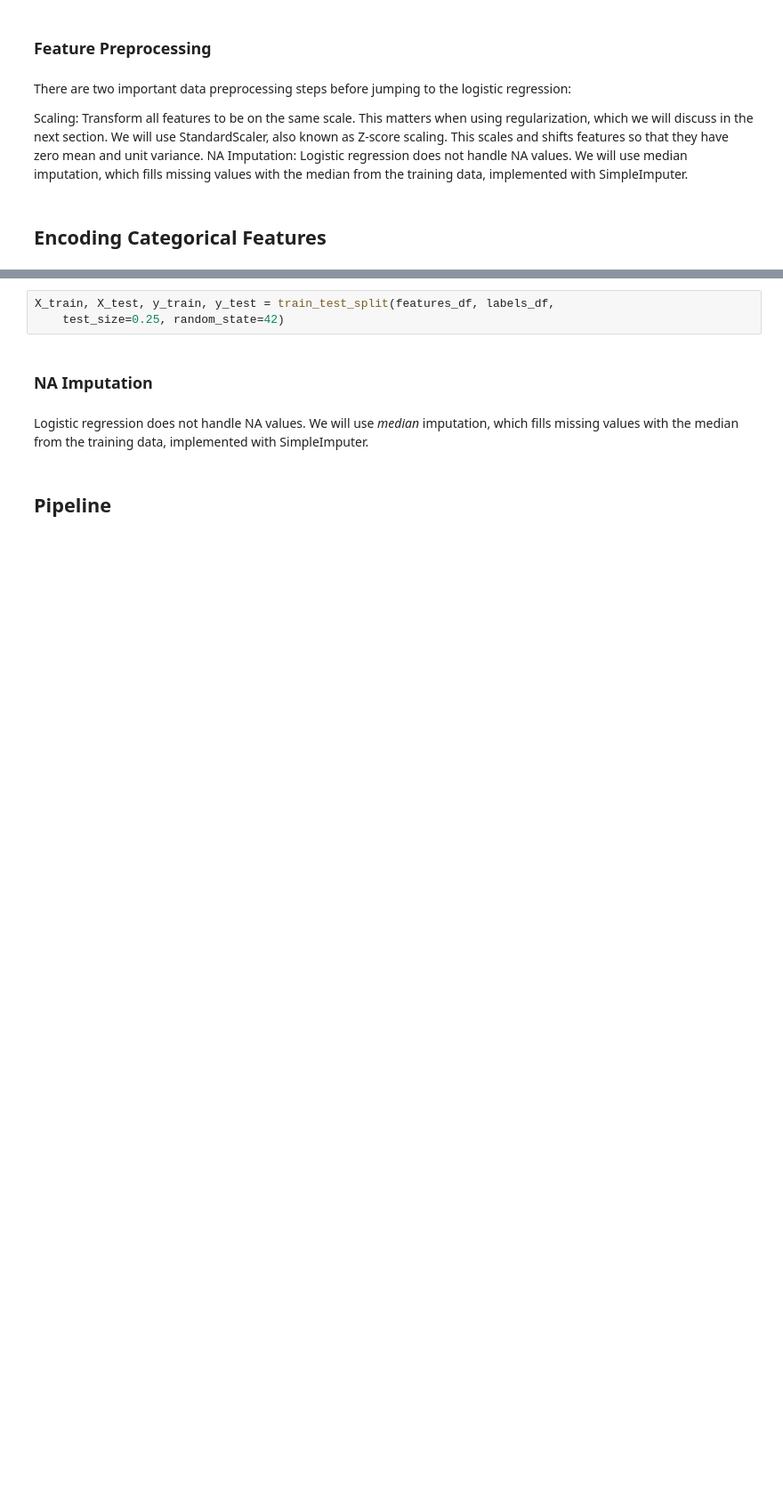
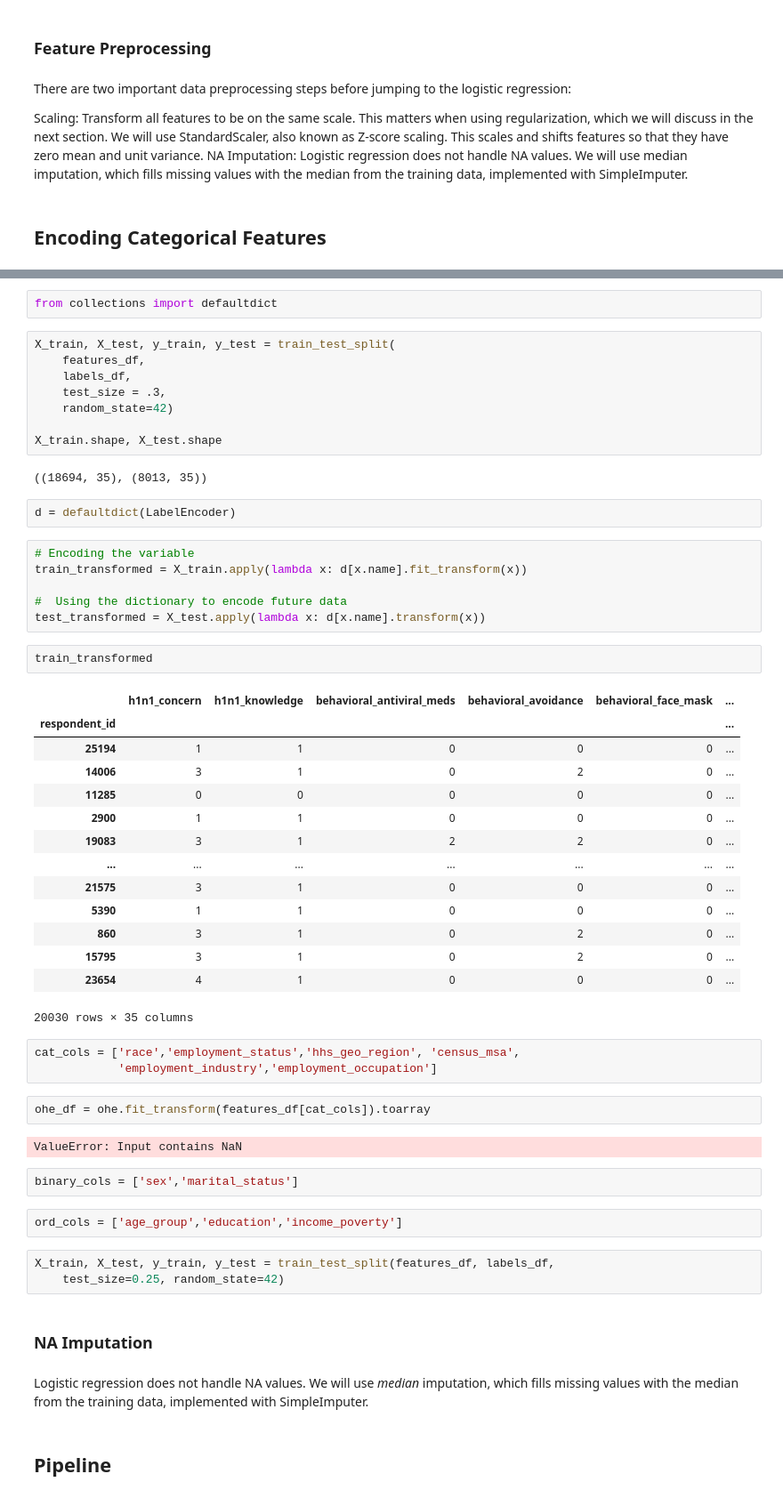
Before and after one commit to rcauvy/Flu_Shot_Learning, a Jupyter notebook: index.ipynb, the cells around one changed output, grey strips where cells are left out. Shown at 89% size. Drawn from its saved outputs; the diff is of its cells as text; blank space fills up the shorter version.

```diff
--- a/index.ipynb
+++ b/index.ipynb
@@ -401,3 +613,51 @@ NA Imputation: Logistic regression does not handle NA values. We will use median
+# %%
+from collections import defaultdict
+# %%
+X_train, X_test, y_train, y_test = train_test_split(
+    features_df,
+    labels_df,
+    test_size = .3,
+    random_state=42)
+
+X_train.shape, X_test.shape
+# %% [output]
+((18694, 35), (8013, 35))
+# %%
+d = defaultdict(LabelEncoder)
+# %%
+# Encoding the variable
+train_transformed = X_train.apply(lambda x: d[x.name].fit_transform(x))
+
+#  Using the dictionary to encode future data
+test_transformed = X_test.apply(lambda x: d[x.name].transform(x))
+# %%
+train_transformed
+# %% [output]
+|  | h1n1_concern | h1n1_knowledge | behavioral_antiviral_meds | behavioral_avoidance | behavioral_face_mask | ... |
+| respondent_id |  |  |  |  |  | ... |
+| 25194 | 1 | 1 | 0 | 0 | 0 | ... |
+| 14006 | 3 | 1 | 0 | 2 | 0 | ... |
+| 11285 | 0 | 0 | 0 | 0 | 0 | ... |
+| 2900 | 1 | 1 | 0 | 0 | 0 | ... |
+| 19083 | 3 | 1 | 2 | 2 | 0 | ... |
+| ... | ... | ... | ... | ... | ... | ... |
+| 21575 | 3 | 1 | 0 | 0 | 0 | ... |
+| 5390 | 1 | 1 | 0 | 0 | 0 | ... |
+| 860 | 3 | 1 | 0 | 2 | 0 | ... |
+| 15795 | 3 | 1 | 0 | 2 | 0 | ... |
+| 23654 | 4 | 1 | 0 | 0 | 0 | ... |
+20030 rows × 35 columns
+# %%
+cat_cols = ['race','employment_status','hhs_geo_region', 'census_msa',
+            'employment_industry','employment_occupation']
+# %%
+ohe_df = ohe.fit_transform(features_df[cat_cols]).toarray
+# %% [output]
+ValueError: Input contains NaN
+# %%
+binary_cols = ['sex','marital_status']
+# %%
+ord_cols = ['age_group','education','income_poverty']
 # %%
 X_train, X_test, y_train, y_test = train_test_split(features_df, labels_df,
     test_size=0.25, random_state=42)
```
Also changed, not shown: parts of 56 cells of this notebook.
